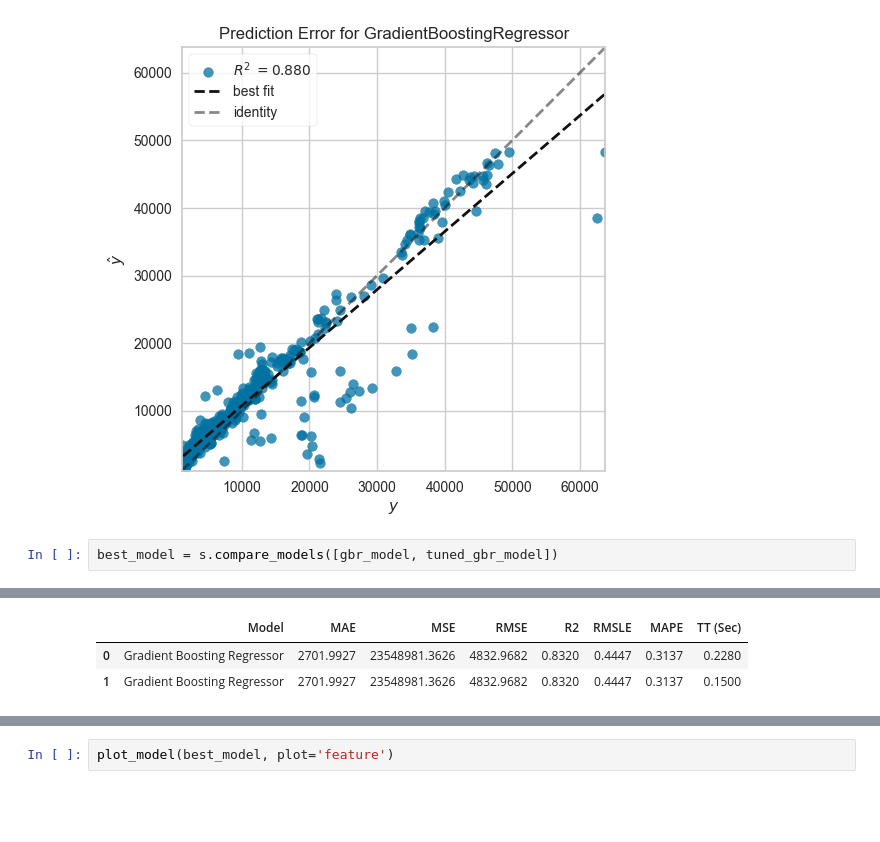
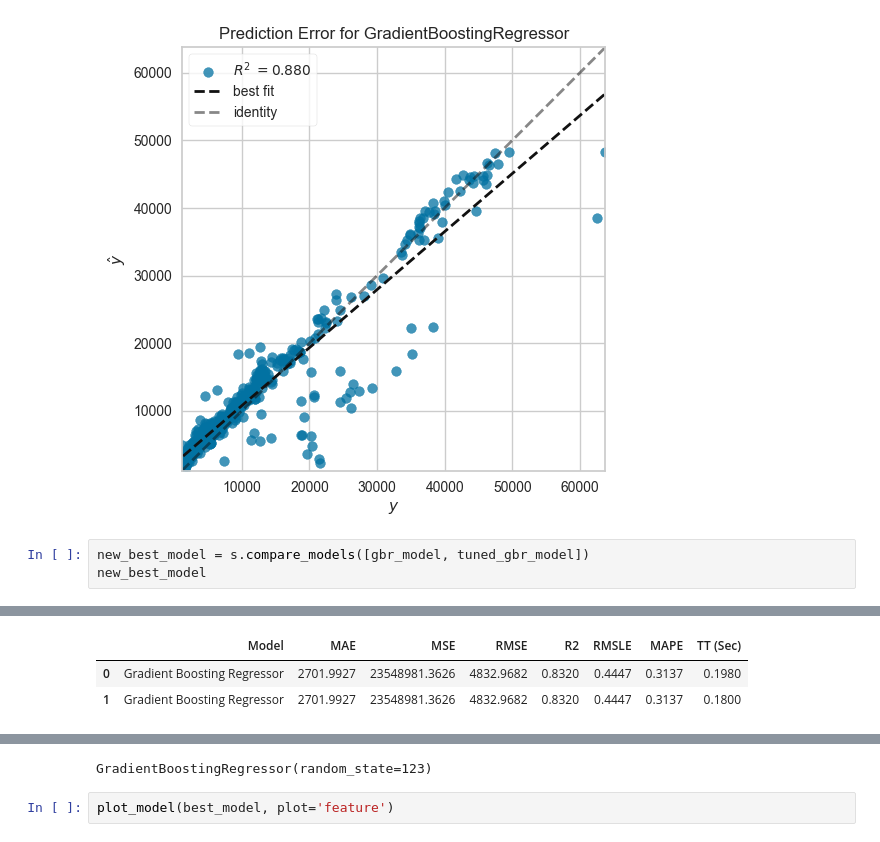
Before and after one commit to sebstr2358/calculate_insurance_app, a Jupyter notebook: v4_insurance_charge.ipynb, the cells around one changed output, grey strips where cells are left out. Cells and saved outputs as stored; diff of their text form; blank space fills up the shorter version.

Commit message:
update predict model

```diff
--- a/v4_insurance_charge.ipynb
+++ b/v4_insurance_charge.ipynb
@@ -221,13 +221,15 @@ plot_model(best_model, plot='error')
 [interactive output not drawn]
 [figure]
 # %%
-best_model = s.compare_models([gbr_model, tuned_gbr_model])
+new_best_model = s.compare_models([gbr_model, tuned_gbr_model])
+new_best_model
 # %% [output]
 [interactive output not drawn]
 |  | Model | MAE | MSE | RMSE | R2 | RMSLE | MAPE | TT (Sec) |
-| 0 | Gradient Boosting Regressor | 2701.9927 | 23548981.3626 | 4832.9682 | 0.8320 | 0.4447 | 0.3137 | 0.2280 |
-| 1 | Gradient Boosting Regressor | 2701.9927 | 23548981.3626 | 4832.9682 | 0.8320 | 0.4447 | 0.3137 | 0.1500 |
+| 0 | Gradient Boosting Regressor | 2701.9927 | 23548981.3626 | 4832.9682 | 0.8320 | 0.4447 | 0.3137 | 0.1980 |
+| 1 | Gradient Boosting Regressor | 2701.9927 | 23548981.3626 | 4832.9682 | 0.8320 | 0.4447 | 0.3137 | 0.1800 |
 [interactive output not drawn]
+GradientBoostingRegressor(random_state=123)
 # %%
 plot_model(best_model, plot='feature')
 # %% [output]
```
Also changed, not shown: parts of 1 cell of this notebook, 1 other file.
